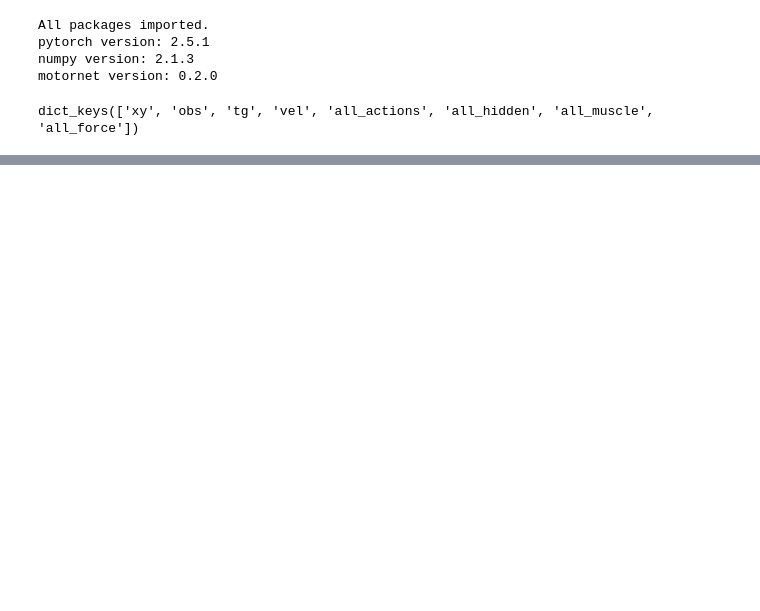
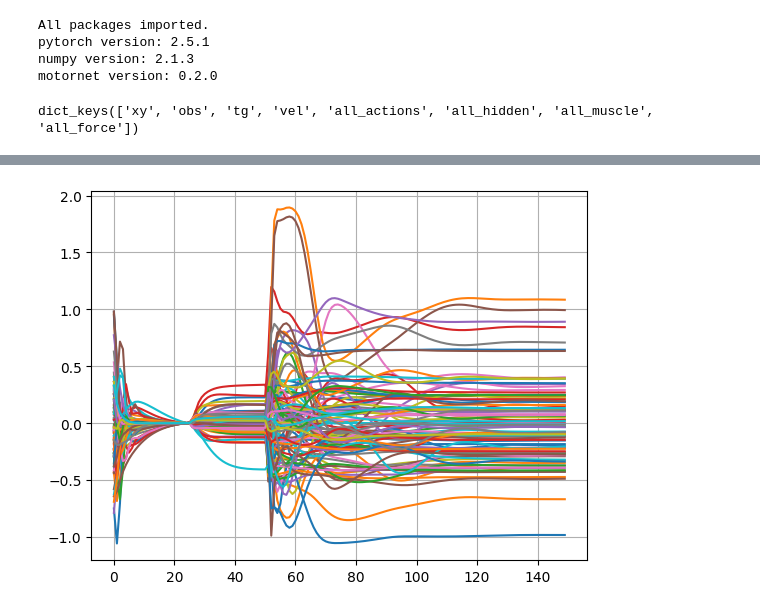
Before and after one commit to paulgribble/motornet_centerout, a Jupyter notebook: go.ipynb, the cells around one changed output, grey strips where cells are left out. Cells and saved outputs as stored; diff of their text form; code cells hidden in the pictures; blank space fills up the shorter version.

```diff
--- a/go.ipynb
+++ b/go.ipynb
@@ -54,0 +58,9 @@ plt.show()
+# %%
+n_tgt = 24                            # 1 timestep before the target shifts
+h0 = np.tile(h[n_tgt,:],[n_time,1])   # hidden activity prior to target shift
+hh = h-h0
+plt.plot(time, hh)
+plt.grid()
+plt.show()
+# %% [output]
+[figure, added]
```
Also changed, not shown: parts of 3 cells of this notebook.
